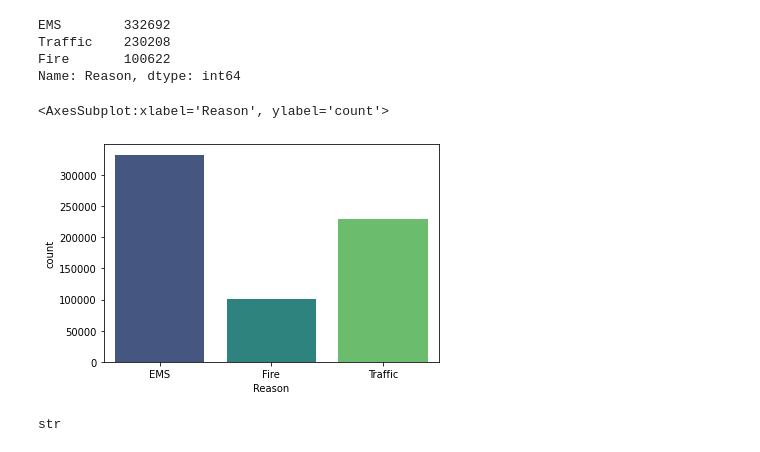
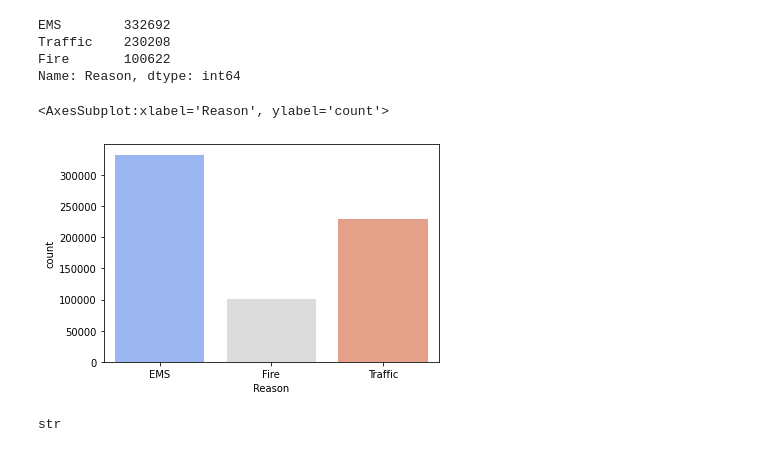
Before and after one commit to sulabraj/EDA-on-911-call-data, a Jupyter notebook: 911 calls Data Capstone Project.ipynb, the cells around one changed output. Saved outputs shown, nothing was run; the diff lists cells and outputs as text; code cells hidden in the pictures.

```diff
--- a/911 calls Data Capstone Project.ipynb
+++ b/911 calls Data Capstone Project.ipynb
@@ -77,10 +77,10 @@ Traffic    230208
 Fire       100622
 Name: Reason, dtype: int64
 # %%
-sns.countplot(df["Reason"],data=df, palette='coole')
+sns.countplot(df["Reason"],data=df, palette='coolwarm')
 # %% [output]
 <AxesSubplot:xlabel='Reason', ylabel='count'>
-[figure, old version]
+[figure, new version]
 # %%
 type(df["timeStamp"].iloc[0])
 # %% [output]
```
Also changed, not shown: parts of 2 cells of this notebook.
